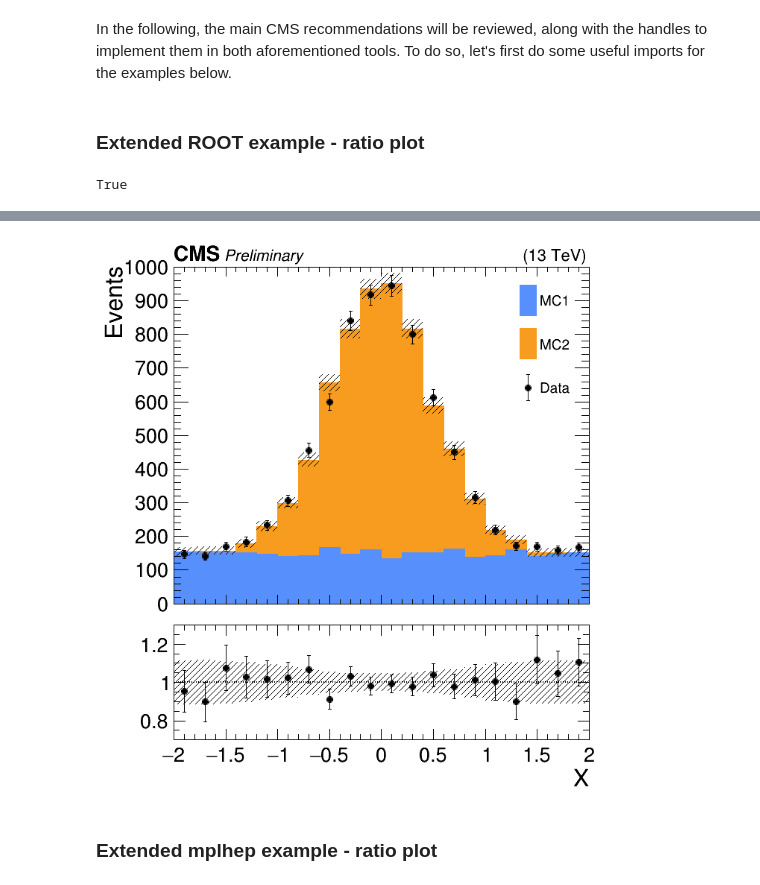
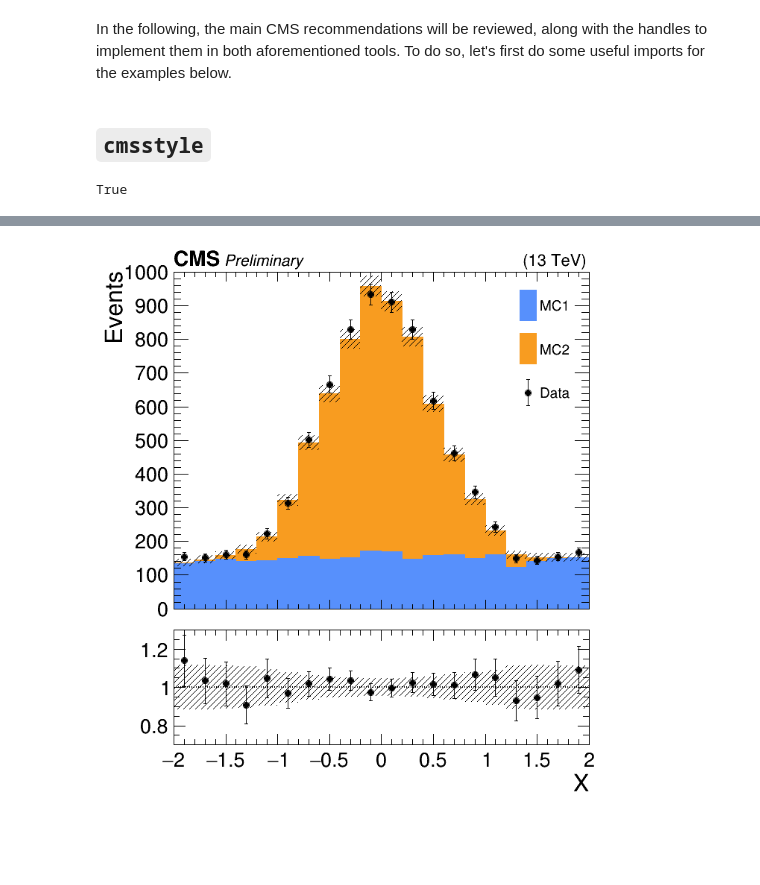
Before and after one commit to ttedeschi/tutorial_CAT, a Jupyter notebook: 2-tutorial_CAT_ratioplot.ipynb, the cells around one changed output, grey strips where cells are left out. Drawn from its saved outputs; the diff is of its cells as text; code cells hidden in the pictures; blank space fills up the shorter version.

```diff
--- a/2-tutorial_CAT_ratioplot.ipynb
+++ b/2-tutorial_CAT_ratioplot.ipynb
@@ -41,35 +89,18 @@ Welcome to JupyROOT 6.30/04
 # %% [markdown]
 In the following, the main CMS recommendations will be reviewed, along with the handles to implement them in both aforementioned tools. To do so, let's first do some useful imports for the examples below.
 # %% [markdown]
-### Extended ROOT example - ratio plot
+## `cmsstyle`
 # %%
-#import ROOT
-#import cmsstyle as CMS
-
-canv_name = "boh"
-#ROOT.gStyle.SetErrorX(0.)
-
-data = ROOT.TH1F("data", "data", 20, -2, 2)
-bkg = ROOT.TH1F("bkg", "bkg", 20, -2, 2)
-signal = ROOT.TH1F("signal", "signal", 20, -2, 2)
-
-f_uniform = ROOT.TF1("unif","pol0", -100, 100)
-f_uniform.SetParameters(-2,2)
-f_gaus = ROOT.TF1("gauss","gausn", -100, 100)
-f_gaus.SetParameters(1, 0, 0.5)
-
-bkg.FillRandom("unif", 3000)
-data.FillRandom("unif", 3000)
-signal.FillRandom("gauss", 5000)
-data.FillRandom("gauss", 5000)
-#signal.Scale(0.1 / signal.Integral())
-#bkg.Scale(1.0 / bkg.Integral())
-bkg_tot = bkg.Clone("bkg_tot")
-bkg_tot.Add(signal)
-
-data.Scale(bkg_tot.Integral() / data.Integral())
+f_ratio = ROOT.TFile.Open('test_file_ratio.root')
+th1_names = [k.GetName() for k in f_ratio.GetListOfKeys()]
+th1s = [f_ratio.Get(sample) for sample in th1_names]
+bkg = th1s[0]
+signal = th1s[1]
+bkg_tot = th1s[2]
+data = th1s[3]
+#data.Scale(bkg_tot.Integral() / data.Integral())
+data.Sumw2()
 ratio = data.Clone("ratio")
-
 ratio.Divide(bkg_tot)
 # %% [output]
 True
@@ -84,7 +115,7 @@ iPos=0
 # Takes care of fixing overlay and closing object
 
 stack = ROOT.THStack("stack", "Stacked")
-canv_name += "_ratio"
+canv_name = "stack_ratio"
 dicanv = CMS.cmsDiCanvas(canv_name, -2, 2, 0, 1000, 0.7, 1.3, "X", "Events", "", square=square, extraSpace=0.1, iPos=iPos,)
 dicanv.cd(1)
 
@@ -109,11 +140,12 @@ leg_ratio = CMS.cmsLeg(
 
 h_bkg_err = ratio.Clone("h_err")
 h_bkg_err.Reset()
-h_bkg_err.Sumw2()
+#h_bkg_err.Sumw2()
 for i in range(1,ratio.GetNbinsX()+1):
     h_bkg_err.SetBinContent(i,1)
     if(ratio.GetBinContent(i)):
         h_bkg_err.SetBinError(i, (ratio.GetBinError(i)/ratio.GetBinContent(i)))
+
     else:
         h_bkg_err.SetBinError(i, 10^(-99))
 CMS.cmsDraw(h_bkg_err, "e2same0", lwidth = 100, msize = 0, fcolor = ROOT.kBlack, fstyle = 3004)
@@ -126,3 +157 @@ Warning in <TH1F::Sumw2>: Sum of squares of weights structure already created
-[figure, old version]
+[figure, new version]
-# %% [markdown]
-### Extended mplhep example - ratio plot
```
Also changed, not shown: parts of 7 cells of this notebook.
